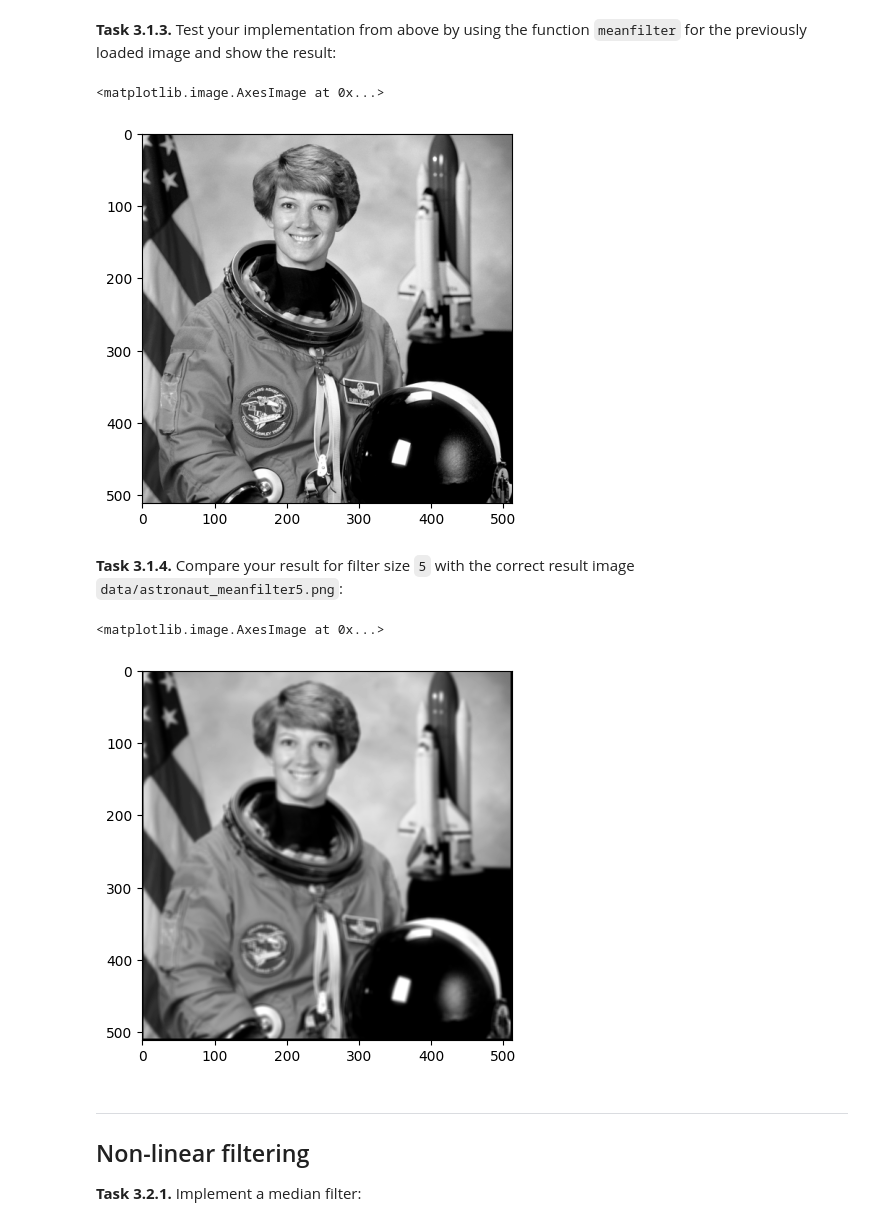
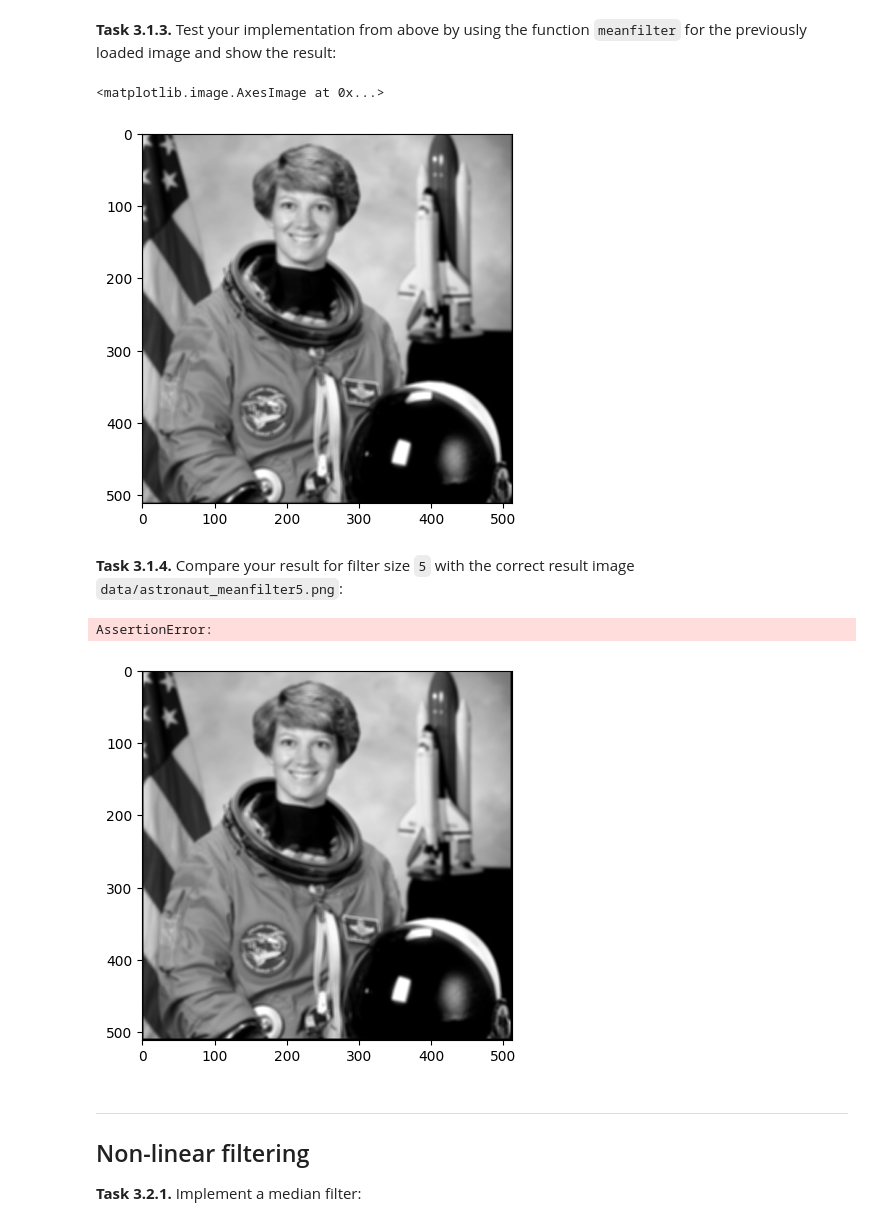
Before and after one commit to MayaStange/mobi-fs3-python, a Jupyter notebook: task3.ipynb, the cells around one changed output. Saved outputs shown, nothing was run; the diff lists cells and outputs as text; code cells hidden in the pictures.

```diff
--- a/task3.ipynb
+++ b/task3.ipynb
@@ -18,40 +18,38 @@ plt.imshow(img_in, 'gray')
 # %% [markdown]
 **<a id="#">Task 3.1.2.</a>** Implement a mean filter:
 # %%
-img_1 = img_in.copy()
 
-def meanfilter(img_1, size):
-    result = numpy.zeros(img_1.shape)
+def meanfilter(img_in, size):
+    result = numpy.zeros(img_in.shape)
     n = (size - 1) // 2
 
-    for p in numpy.ndindex(img_1.shape):
+    for p in numpy.ndindex(img_in.shape):
         neighborhood_sum = 0
-        count = 0
         for q in numpy.ndindex(size, size):
             y = p[0] + q[0] - n
             x = p[1] + q[1] - n
-            if 0 <= y < img_1.shape[0] and 0 <= x < img_1.shape[1]:
-                neighborhood_sum += img_1[y, x]
-                count += 1
-        result[p] = neighborhood_sum / count
-
+            if 0 <= y < img_in.shape[0] and 0 <= x < img_in.shape[1]:
+                neighborhood_sum += img_in[y, x]
+        result[p] = neighborhood_sum / (size*size)
 
     return result
 # %% [markdown]
 **<a id="#">Task 3.1.3.</a>** Test your implementation from above by using the function `meanfilter` for the previously loaded image and show the result:
 # %%
-meanfilter(img_1, 5)
-plt.imshow(img_1, 'gray')
+img_f5 = meanfilter(img_in, 5)
+plt.imshow(img_f5, 'gray')
 # %% [output]
 <matplotlib.image.AxesImage at 0x...>
-[figure, old version]
+[figure, new version]
 # %% [markdown]
 **<a id="#">Task 3.1.4.</a>** Compare your result for filter size `5` with the correct result image `data/astronaut_meanfilter5.png`:
 # %%
 img_filter5 = plt.imread('data/astronaut_meanfilter5.png')
 plt.imshow(img_filter5, 'gray')
+
+assert numpy.allclose(img_f5, img_filter5, atol=1/255)
 # %% [output]
-<matplotlib.image.AxesImage at 0x...>
+AssertionError:
 [figure]
 # %% [markdown]
 ---
```
Also changed, not shown: parts of 3 cells of this notebook.
